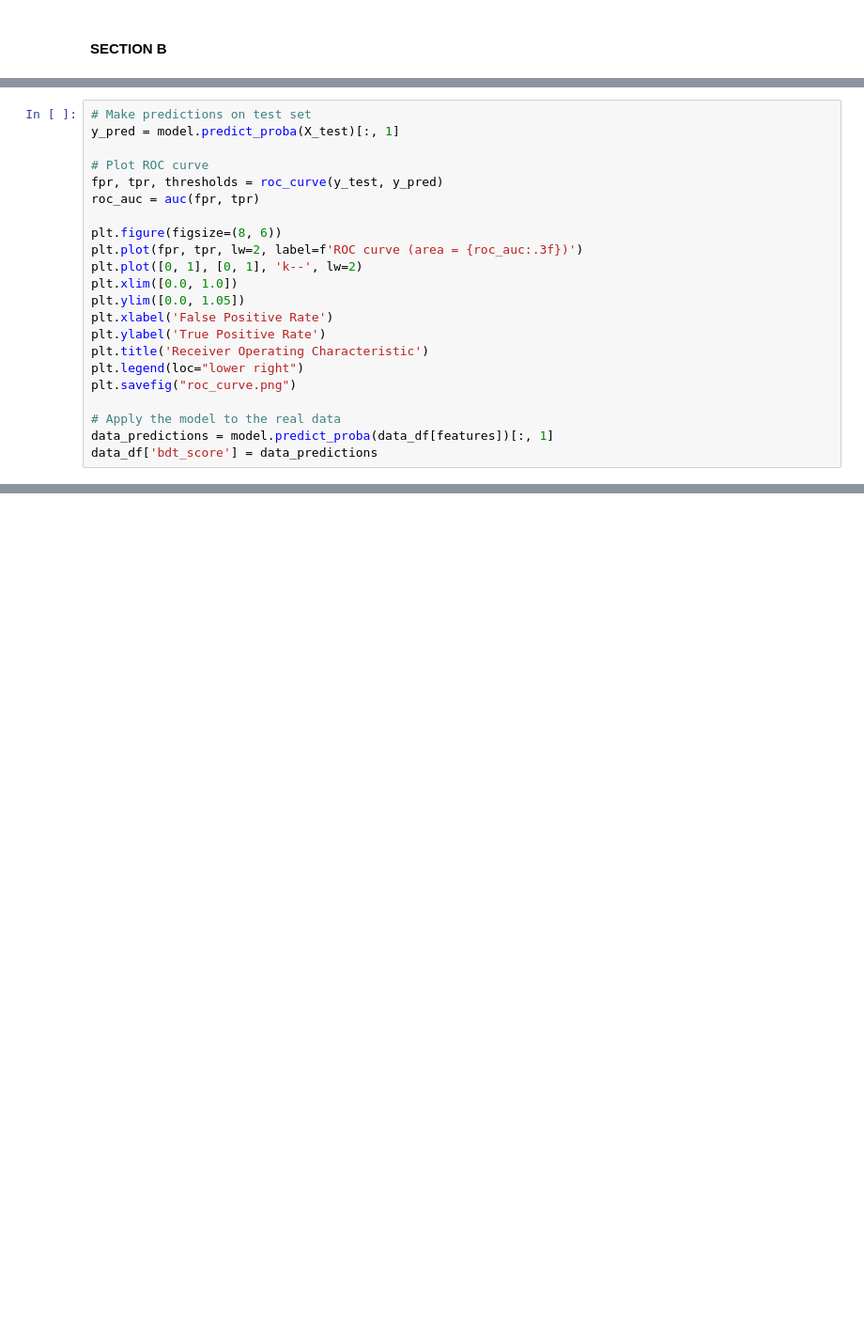
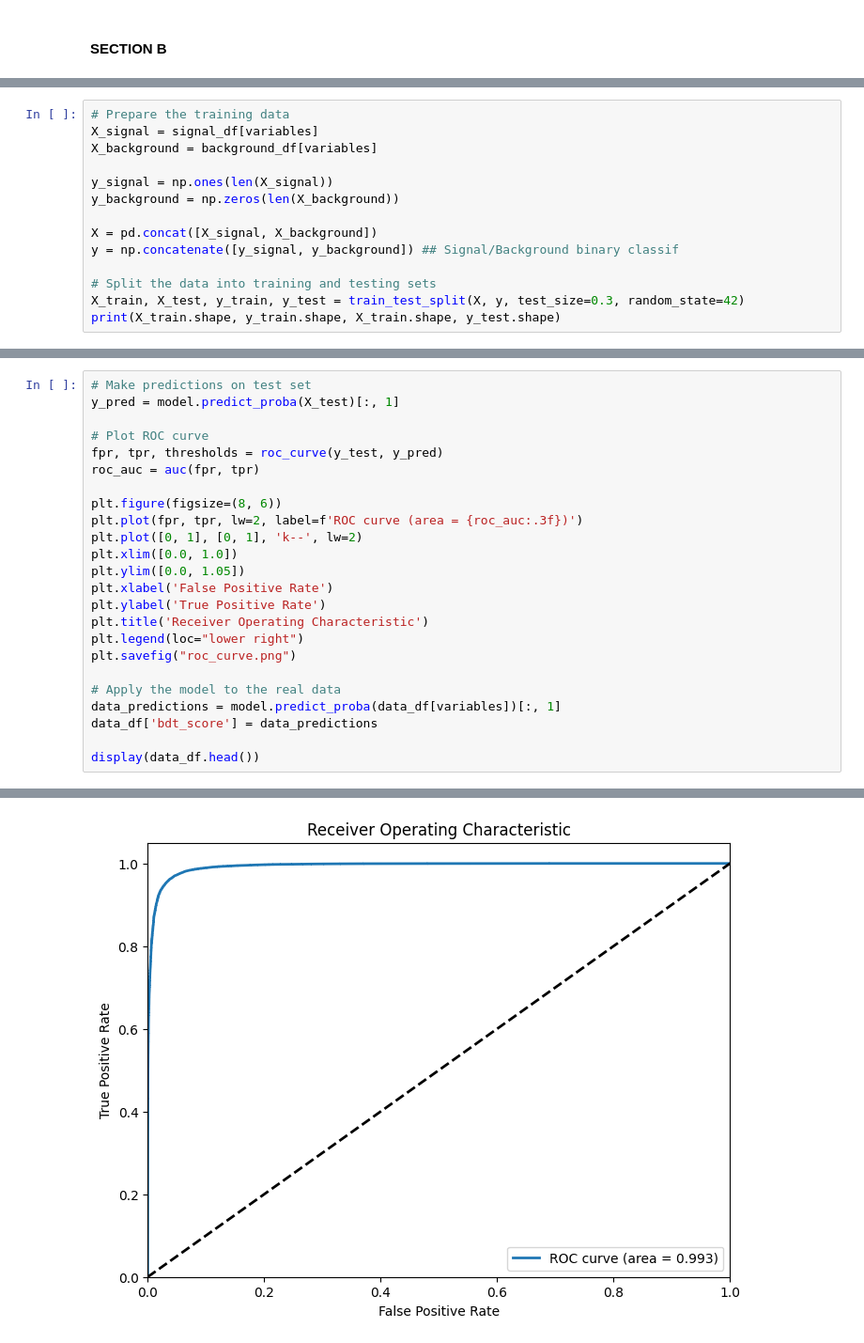
Before and after one commit to AlikMon88/Event-Classification-Boson-Decay, a Jupyter notebook: section_b.ipynb, the cells around one changed output, grey strips where cells are left out. Shown at 94% size. Drawn from its saved outputs; the diff is of its cells as text; blank space fills up the shorter version.

```diff
--- a/section_b.ipynb
+++ b/section_b.ipynb
@@ -71,0 +240,14 @@ X_train, X_test, y_train, y_test = train_test_split(X, y, test_size=0.3, random_
+# %%
+# Prepare the training data
+X_signal = signal_df[variables]
+X_background = background_df[variables]
+
+y_signal = np.ones(len(X_signal))
+y_background = np.zeros(len(X_background))
+
+X = pd.concat([X_signal, X_background])
+y = np.concatenate([y_signal, y_background]) ## Signal/Background binary classif
+
+# Split the data into training and testing sets
+X_train, X_test, y_train, y_test = train_test_split(X, y, test_size=0.3, random_state=42)
+print(X_train.shape, y_train.shape, X_train.shape, y_test.shape)
@@ -89,5 +296,8 @@ plt.legend(loc="lower right")
 plt.savefig("roc_curve.png")
 
 # Apply the model to the real data
-data_predictions = model.predict_proba(data_df[features])[:, 1]
+data_predictions = model.predict_proba(data_df[variables])[:, 1]
 data_df['bdt_score'] = data_predictions
+
+display(data_df.head())
+# %% [output]
@@ -93,0 +310 @@ data_df['bdt_score'] = data_predictions
+[figure, added]
```
Also changed, not shown: parts of 17 cells of this notebook, 10 other files.
